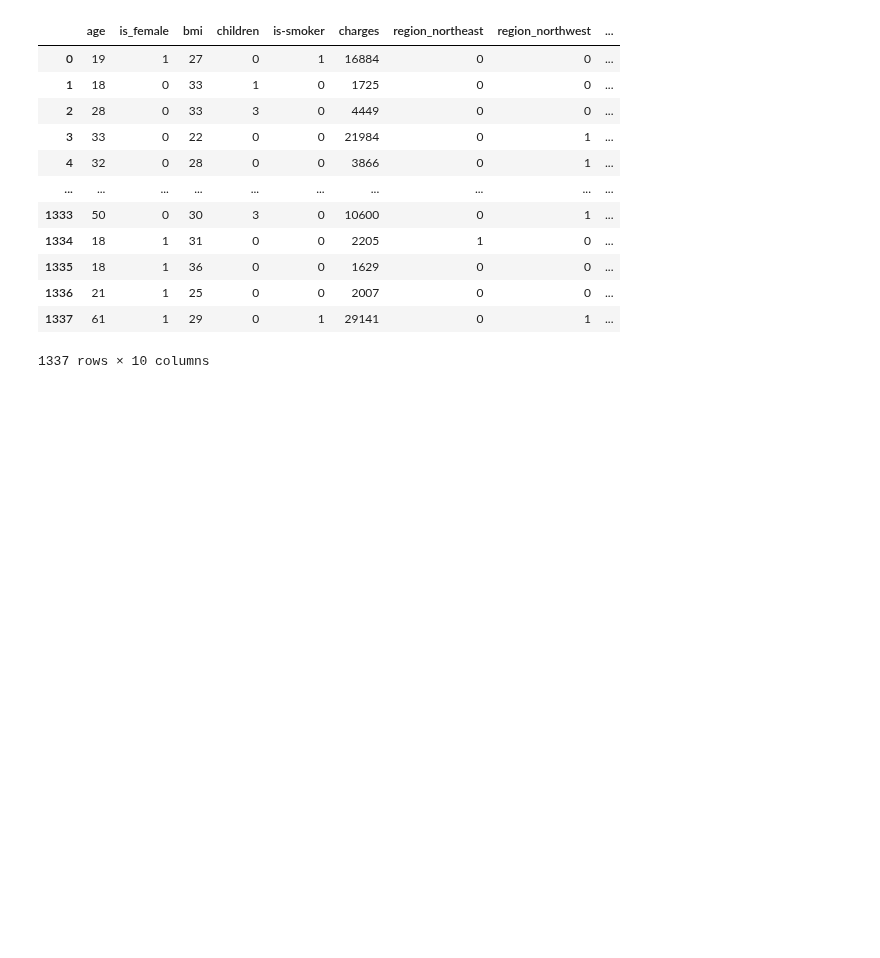
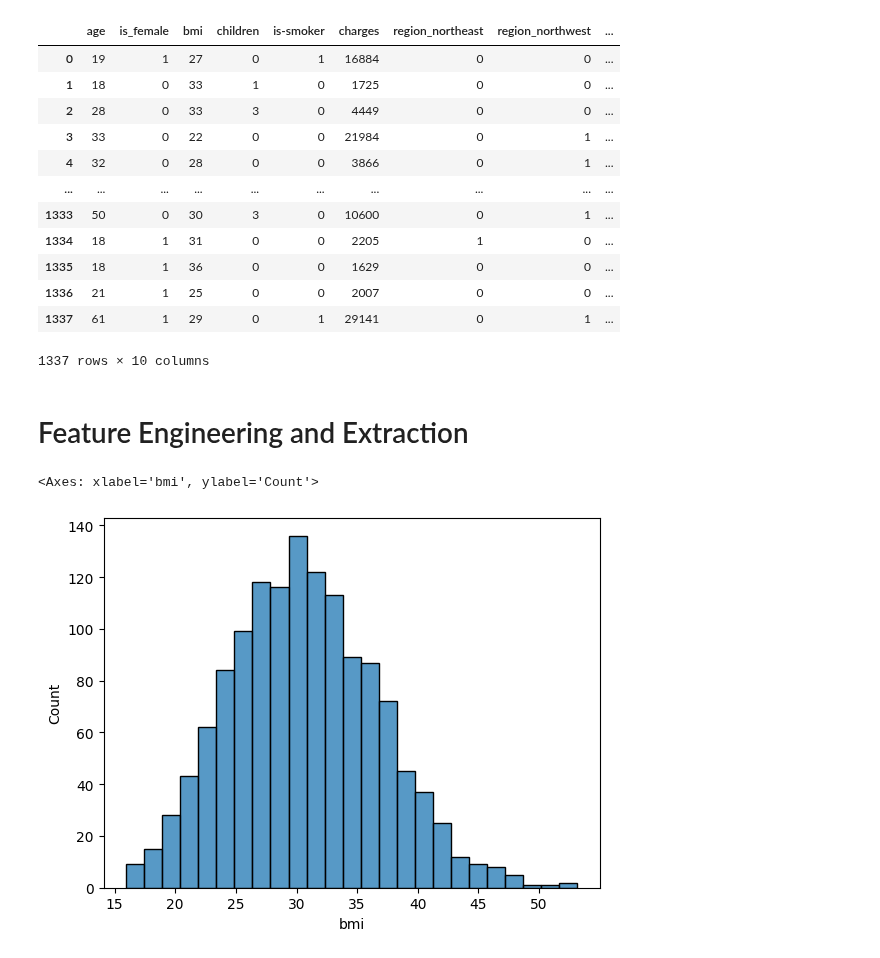
Before and after one commit to Murali-Manohar31/ML-work, a Jupyter notebook: Project.ipynb, the cells around one changed output. Drawn from its saved outputs; the diff is of its cells as text; code cells hidden in the pictures; blank space fills up the shorter version.

```diff
--- a/Project.ipynb
+++ b/Project.ipynb
@@ -268,3 +268,10 @@ df_cleaned
 | 1336 | 21 | 1 | 25 | 0 | 0 | 2007 | 0 | 0 | ... |
 | 1337 | 61 | 1 | 29 | 0 | 1 | 29141 | 0 | 1 | ... |
 1337 rows × 10 columns
+# %% [markdown]
+# Feature Engineering and Extraction
+# %%
+sns.histplot(df['bmi'])
+# %% [output]
+<Axes: xlabel='bmi', ylabel='Count'>
+[figure, added]
```
Also changed, not shown: parts of 6 cells of this notebook.
